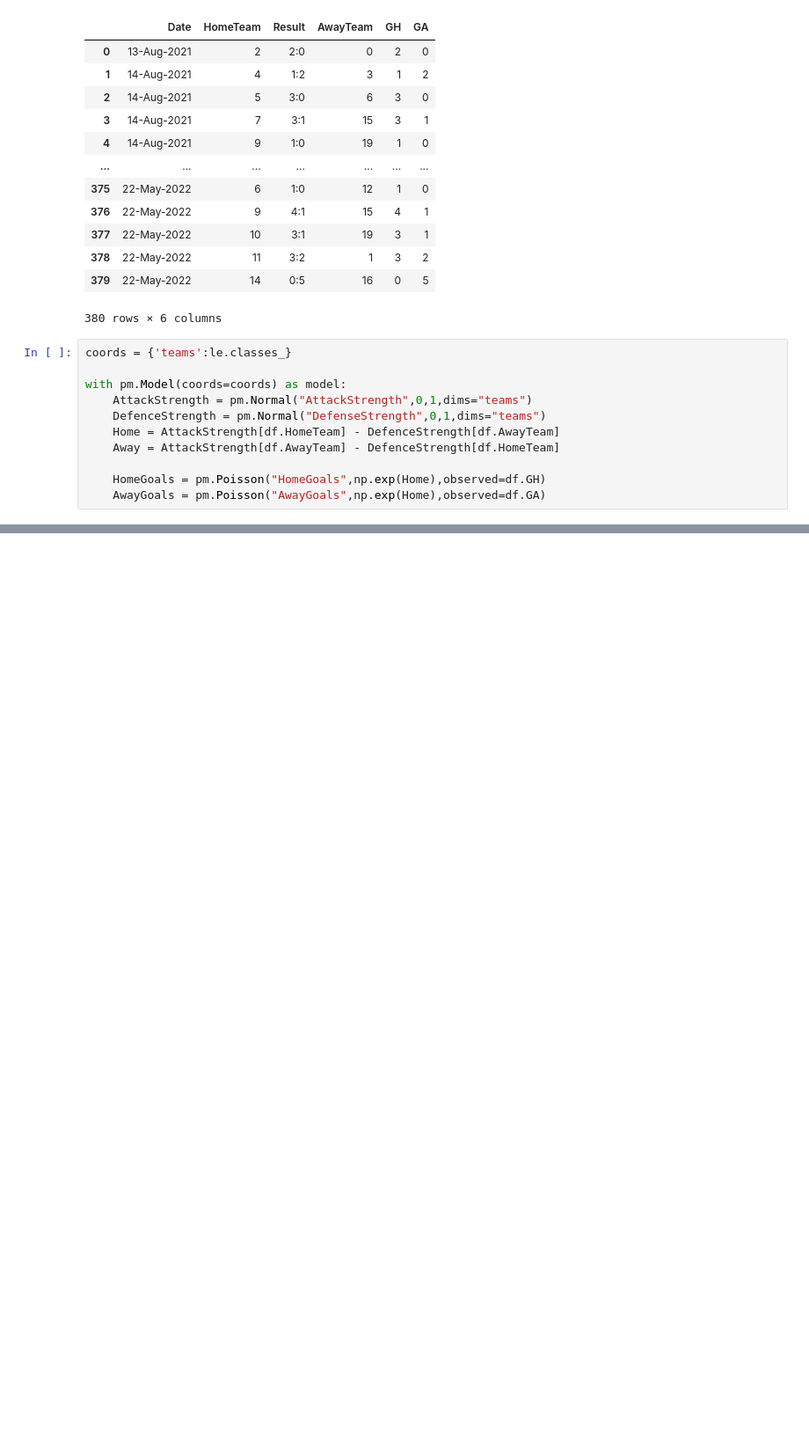
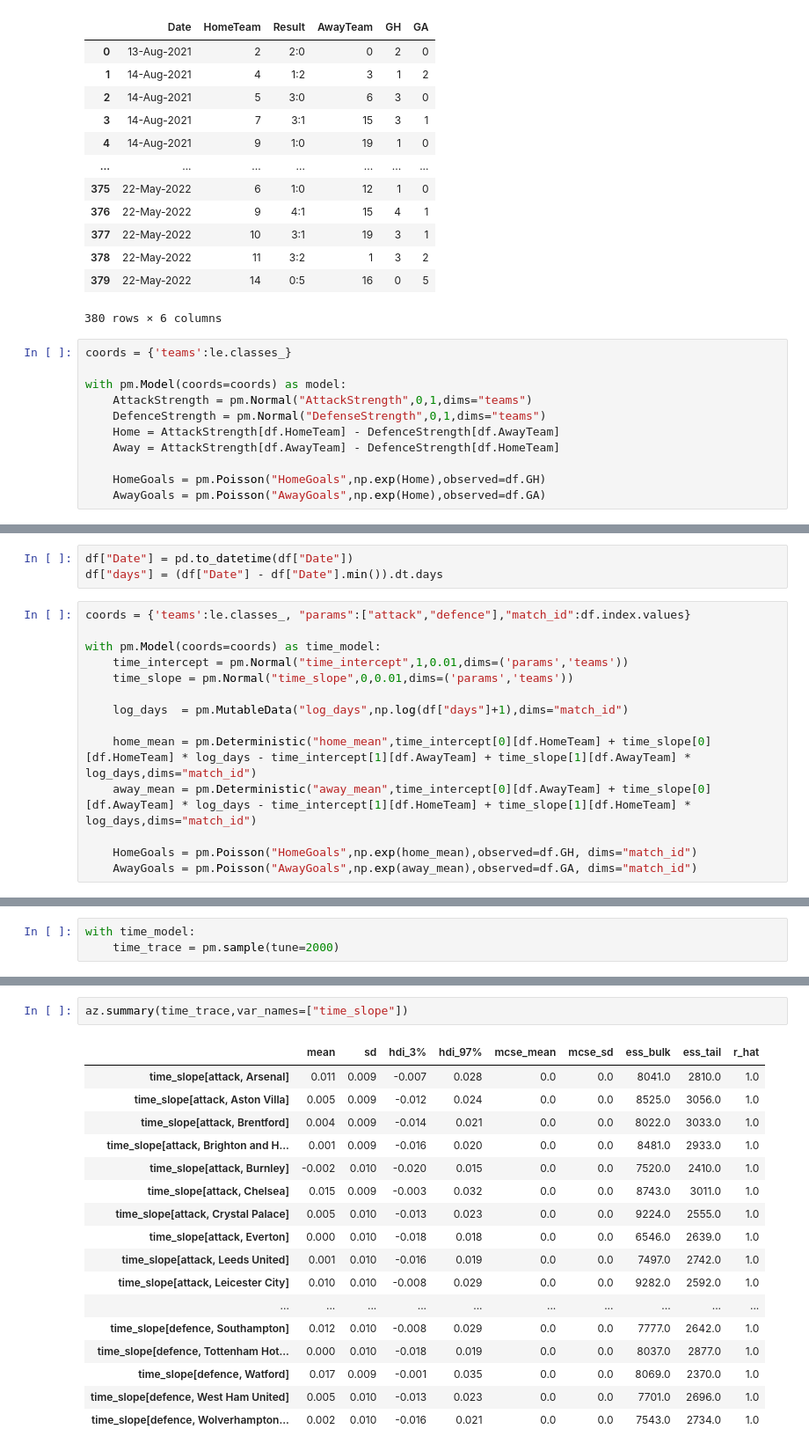
Before and after one commit to ThomasUdale/premier-league-pymc-demo, a Jupyter notebook: demo.ipynb, the cells around one changed output, grey strips where cells are left out. Shown at 88% size. Saved outputs shown, nothing was run; the diff lists cells and outputs as text; blank space fills up the shorter version.

```diff
--- a/demo.ipynb
+++ b/demo.ipynb
@@ -92,0 +105,17 @@ array([[<AxesSubplot: title={'center': 'AttackStrength\nArsenal'}>,
+# %%
+df["Date"] = pd.to_datetime(df["Date"])
+df["days"] = (df["Date"] - df["Date"].min()).dt.days
+# %%
+coords = {'teams':le.classes_, "params":["attack","defence"],"match_id":df.index.values}
+
+with pm.Model(coords=coords) as time_model:
+    time_intercept = pm.Normal("time_intercept",1,0.01,dims=('params','teams'))
+    time_slope = pm.Normal("time_slope",0,0.01,dims=('params','teams'))
+
+    log_days  = pm.MutableData("log_days",np.log(df["days"]+1),dims="match_id")
+
+    home_mean = pm.Deterministic("home_mean",time_intercept[0][df.HomeTeam] + time_slope[0][df.HomeTeam] * log_days - time_intercept[1][df.AwayTeam] + time_slope[1][df.AwayTeam] * log_days,dims="match_id")
+    away_mean = pm.Deterministic("away_mean",time_intercept[0][df.AwayTeam] + time_slope[0][df.AwayTeam] * log_days - time_intercept[1][df.HomeTeam] + time_slope[1][df.HomeTeam] * log_days,dims="match_id")
+
+    HomeGoals = pm.Poisson("HomeGoals",np.exp(home_mean),observed=df.GH, dims="match_id")
+    AwayGoals = pm.Poisson("AwayGoals",np.exp(away_mean),observed=df.GA, dims="match_id")
@@ -92,0 +139,3 @@ array([[<AxesSubplot: title={'center': 'AttackStrength\nArsenal'}>,
+# %%
+with time_model:
+    time_trace = pm.sample(tune=2000)
@@ -92,0 +149,20 @@ array([[<AxesSubplot: title={'center': 'AttackStrength\nArsenal'}>,
+# %%
+az.summary(time_trace,var_names=["time_slope"])
+# %% [output]
+|  | mean | sd | hdi_3% | hdi_97% | mcse_mean | mcse_sd | ess_bulk | ess_tail | r_hat |
+| time_slope[attack, Arsenal] | 0.011 | 0.009 | -0.007 | 0.028 | 0.0 | 0.0 | 8041.0 | 2810.0 | 1.0 |
+| time_slope[attack, Aston Villa] | 0.005 | 0.009 | -0.012 | 0.024 | 0.0 | 0.0 | 8525.0 | 3056.0 | 1.0 |
+| time_slope[attack, Brentford] | 0.004 | 0.009 | -0.014 | 0.021 | 0.0 | 0.0 | 8022.0 | 3033.0 | 1.0 |
+| time_slope[attack, Brighton and H... | 0.001 | 0.009 | -0.016 | 0.020 | 0.0 | 0.0 | 8481.0 | 2933.0 | 1.0 |
+| time_slope[attack, Burnley] | -0.002 | 0.010 | -0.020 | 0.015 | 0.0 | 0.0 | 7520.0 | 2410.0 | 1.0 |
+| time_slope[attack, Chelsea] | 0.015 | 0.009 | -0.003 | 0.032 | 0.0 | 0.0 | 8743.0 | 3011.0 | 1.0 |
+| time_slope[attack, Crystal Palace] | 0.005 | 0.010 | -0.013 | 0.023 | 0.0 | 0.0 | 9224.0 | 2555.0 | 1.0 |
+| time_slope[attack, Everton] | 0.000 | 0.010 | -0.018 | 0.018 | 0.0 | 0.0 | 6546.0 | 2639.0 | 1.0 |
+| time_slope[attack, Leeds United] | 0.001 | 0.010 | -0.016 | 0.019 | 0.0 | 0.0 | 7497.0 | 2742.0 | 1.0 |
+| time_slope[attack, Leicester City] | 0.010 | 0.010 | -0.008 | 0.029 | 0.0 | 0.0 | 9282.0 | 2592.0 | 1.0 |
+| ... | ... | ... | ... | ... | ... | ... | ... | ... | ... |
+| time_slope[defence, Southampton] | 0.012 | 0.010 | -0.008 | 0.029 | 0.0 | 0.0 | 7777.0 | 2642.0 | 1.0 |
+| time_slope[defence, Tottenham Hot... | 0.000 | 0.010 | -0.018 | 0.019 | 0.0 | 0.0 | 8037.0 | 2877.0 | 1.0 |
+| time_slope[defence, Watford] | 0.017 | 0.009 | -0.001 | 0.035 | 0.0 | 0.0 | 8069.0 | 2370.0 | 1.0 |
+| time_slope[defence, West Ham United] | 0.005 | 0.010 | -0.013 | 0.023 | 0.0 | 0.0 | 7701.0 | 2696.0 | 1.0 |
+| time_slope[defence, Wolverhampton... | 0.002 | 0.010 | -0.016 | 0.021 | 0.0 | 0.0 | 7543.0 | 2734.0 | 1.0 |
```
Also changed, not shown: parts of 12 cells of this notebook, 2 other files.
